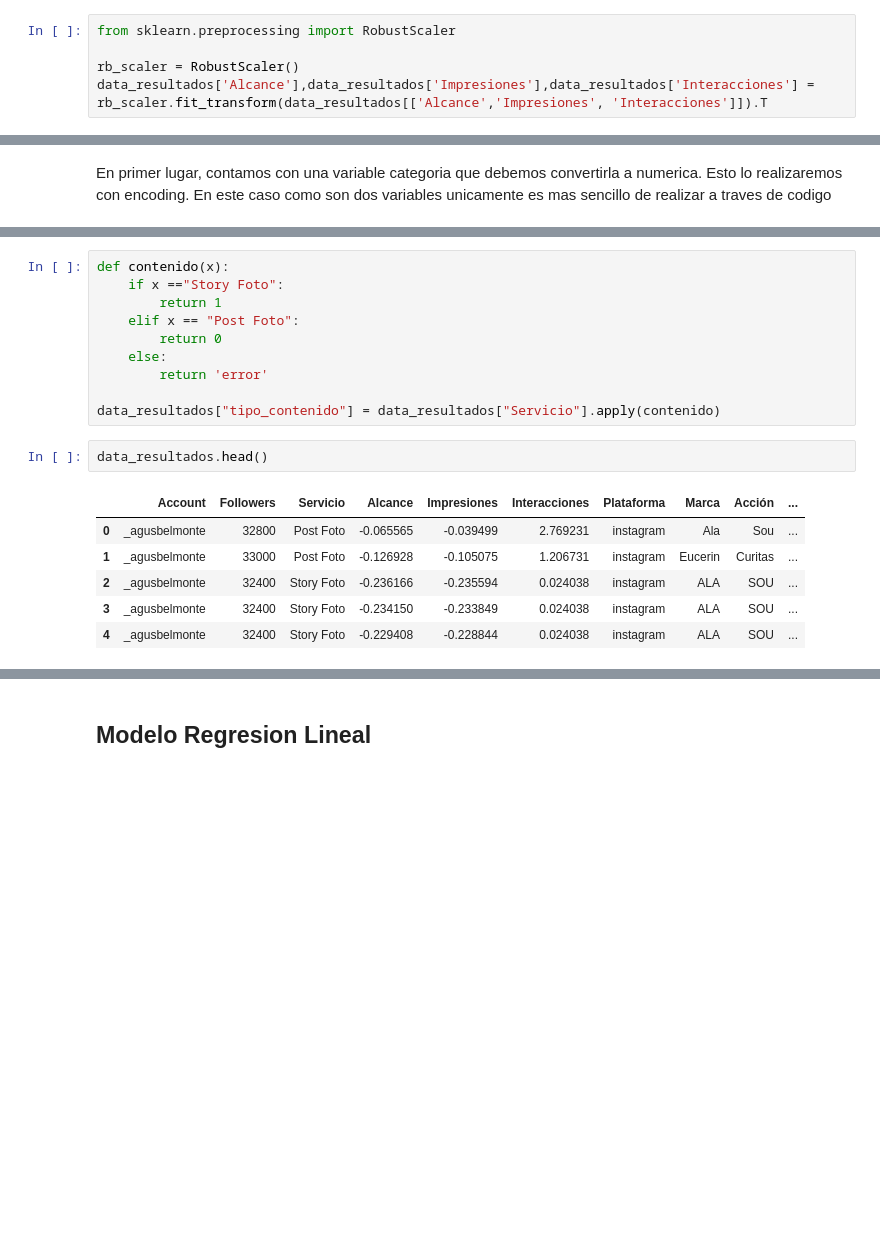
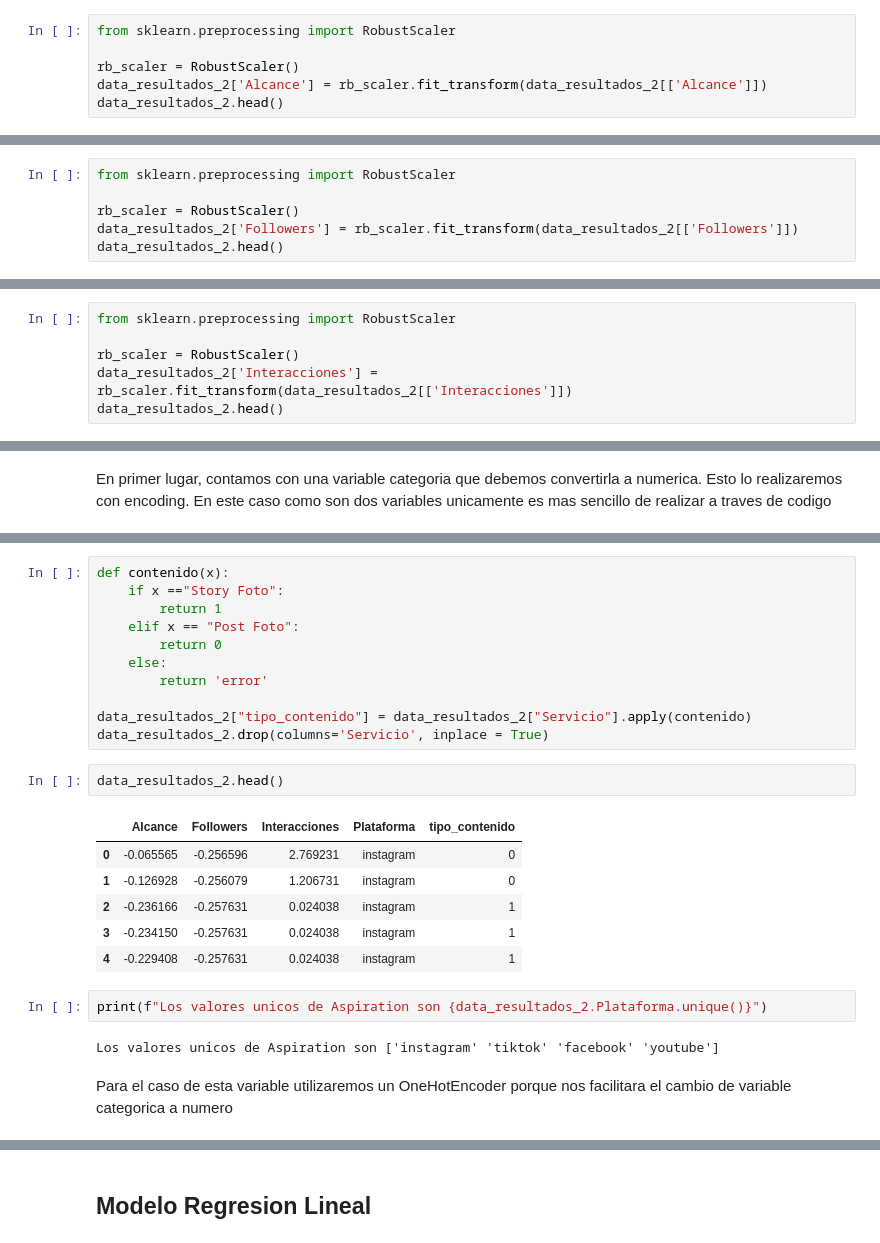
Before and after one commit to agustinajaz/tpfinal, a Jupyter notebook: trabajo_practico/trabajo_practico.ipynb, the cells around one changed output, grey strips where cells are left out. Drawn from its saved outputs; the diff is of its cells as text; blank space fills up the shorter version.

```diff
--- a/trabajo_practico/trabajo_practico.ipynb
+++ b/trabajo_practico/trabajo_practico.ipynb
@@ -630,4 +749,5 @@ En estos casos podemos ver que contamos con datos outliers y la distribucion no
 from sklearn.preprocessing import RobustScaler
 
 rb_scaler = RobustScaler()
-data_resultados['Alcance'],data_resultados['Impresiones'],data_resultados['Interacciones'] = rb_scaler.fit_transform(data_resultados[['Alcance','Impresiones', 'Interacciones']]).T
+data_resultados_2['Alcance'] = rb_scaler.fit_transform(data_resultados_2[['Alcance']])
+data_resultados_2.head()
@@ -633,0 +761,6 @@ data_resultados['Alcance'],data_resultados['Impresiones'],data_resultados['Inter
+# %%
+from sklearn.preprocessing import RobustScaler
+
+rb_scaler = RobustScaler()
+data_resultados_2['Followers'] = rb_scaler.fit_transform(data_resultados_2[['Followers']])
+data_resultados_2.head()
@@ -633,0 +774,6 @@ data_resultados['Alcance'],data_resultados['Impresiones'],data_resultados['Inter
+# %%
+from sklearn.preprocessing import RobustScaler
+
+rb_scaler = RobustScaler()
+data_resultados_2['Interacciones'] = rb_scaler.fit_transform(data_resultados_2[['Interacciones']])
+data_resultados_2.head()
@@ -655,13 +810,20 @@ def contenido(x):
     else:
         return 'error'
 
-data_resultados["tipo_contenido"] = data_resultados["Servicio"].apply(contenido)
+data_resultados_2["tipo_contenido"] = data_resultados_2["Servicio"].apply(contenido)
+data_resultados_2.drop(columns='Servicio', inplace = True)
 # %%
-data_resultados.head()
+data_resultados_2.head()
 # %% [output]
-|  | Account | Followers | Servicio | Alcance | Impresiones | Interacciones | Plataforma | Marca | Acción | ... |
-| 0 | _agusbelmonte | 32800 | Post Foto | -0.065565 | -0.039499 | 2.769231 | instagram | Ala | Sou | ... |
-| 1 | _agusbelmonte | 33000 | Post Foto | -0.126928 | -0.105075 | 1.206731 | instagram | Eucerin | Curitas | ... |
-| 2 | _agusbelmonte | 32400 | Story Foto | -0.236166 | -0.235594 | 0.024038 | instagram | ALA | SOU | ... |
-| 3 | _agusbelmonte | 32400 | Story Foto | -0.234150 | -0.233849 | 0.024038 | instagram | ALA | SOU | ... |
-| 4 | _agusbelmonte | 32400 | Story Foto | -0.229408 | -0.228844 | 0.024038 | instagram | ALA | SOU | ... |
+|  | Alcance | Followers | Interacciones | Plataforma | tipo_contenido |
+| 0 | -0.065565 | -0.256596 | 2.769231 | instagram | 0 |
+| 1 | -0.126928 | -0.256079 | 1.206731 | instagram | 0 |
+| 2 | -0.236166 | -0.257631 | 0.024038 | instagram | 1 |
+| 3 | -0.234150 | -0.257631 | 0.024038 | instagram | 1 |
+| 4 | -0.229408 | -0.257631 | 0.024038 | instagram | 1 |
+# %%
+print(f"Los valores unicos de Aspiration son {data_resultados_2.Plataforma.unique()}")
+# %% [output]
+Los valores unicos de Aspiration son ['instagram' 'tiktok' 'facebook' 'youtube']
+# %% [markdown]
+Para el caso de esta variable utilizaremos un OneHotEncoder porque nos facilitara el cambio de variable categorica a numero
```
Also changed, not shown: parts of 120 cells of this notebook, 1 other file.
